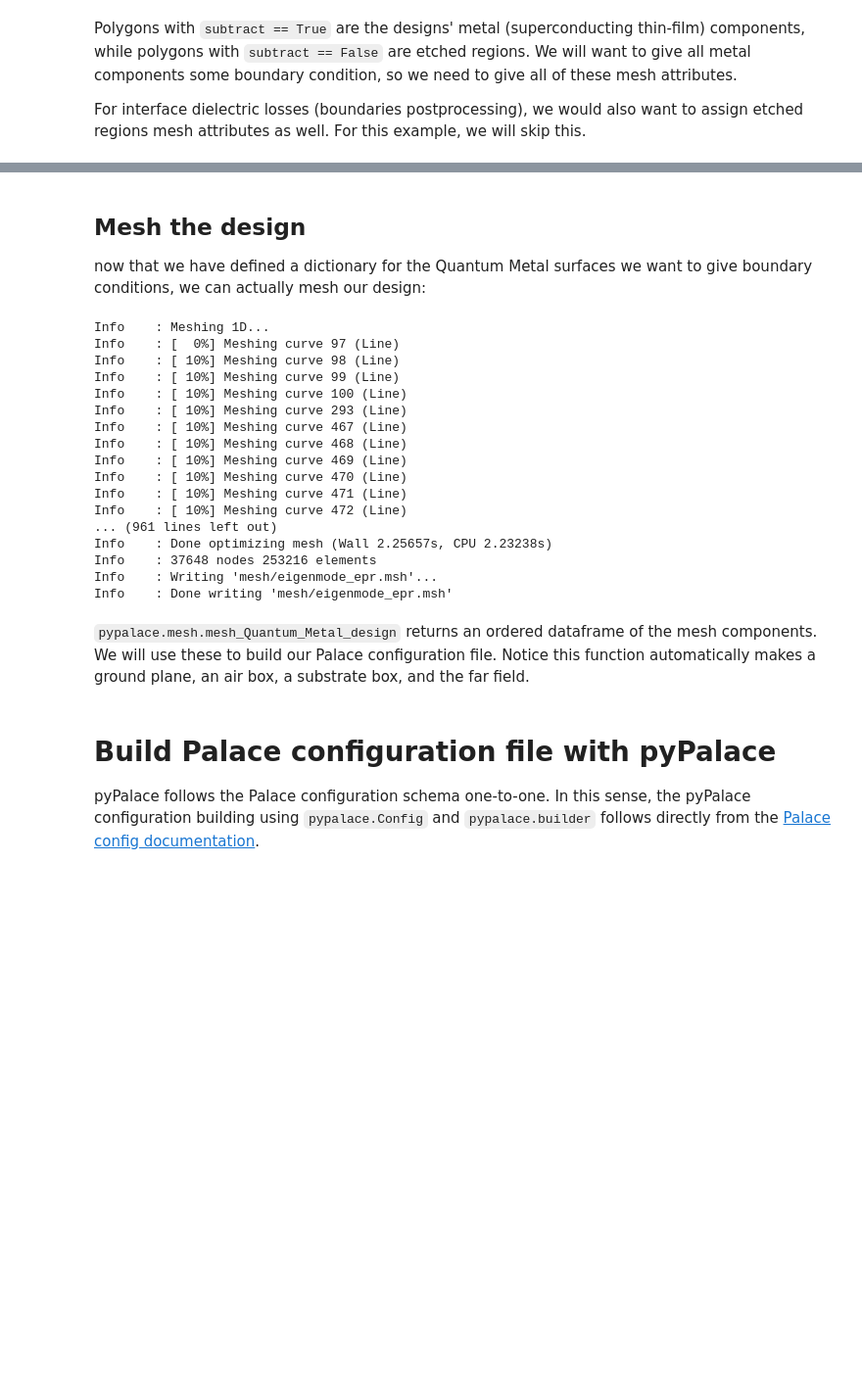
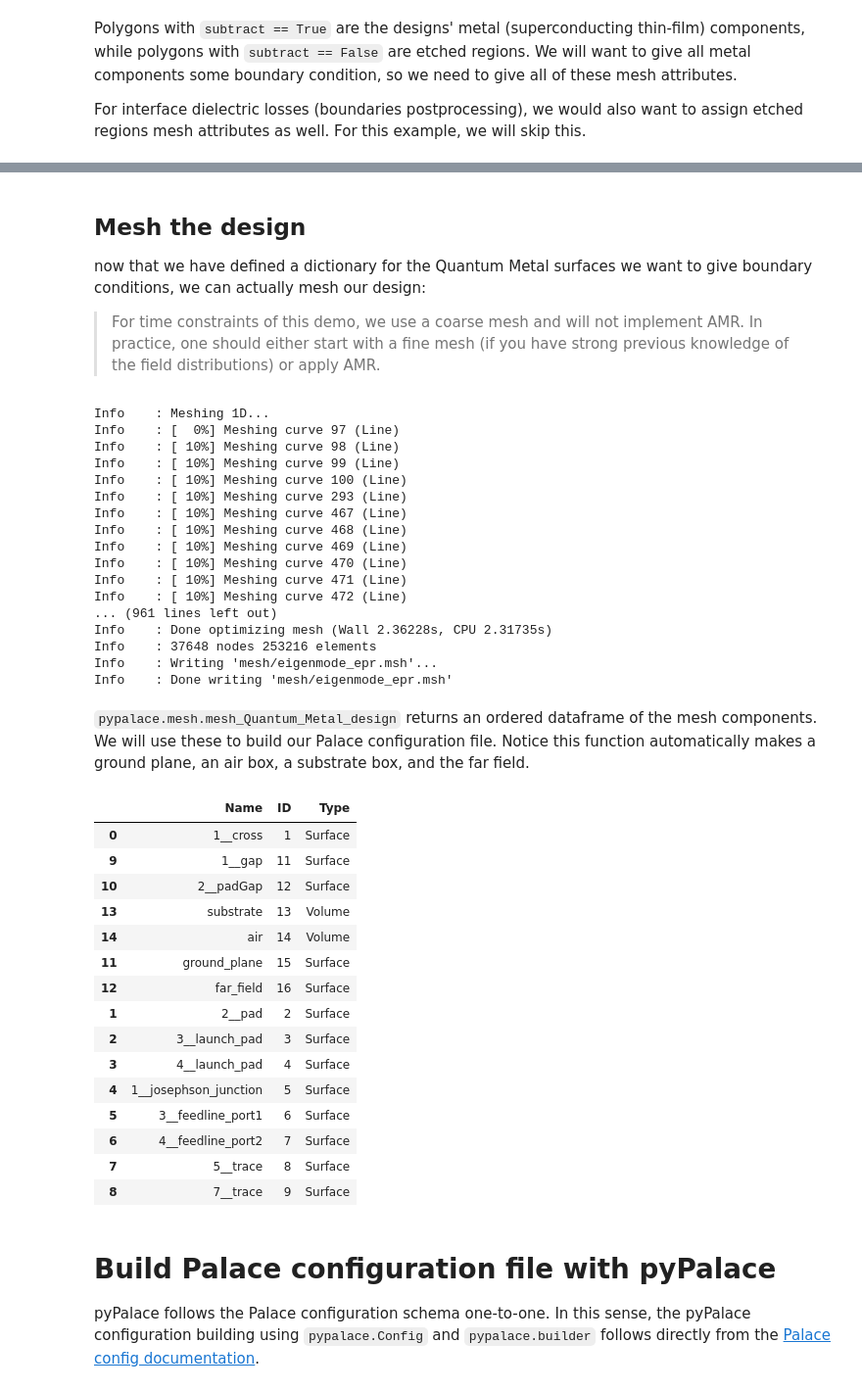
Before and after one commit to mcansarihan/qdw26-workshop-materials, a Jupyter notebook: workshops/electromagnetic-simulations/notebooks/eigenmode_EPR.ipynb, the cells around one changed output, grey strips where cells are left out. Shown at 98% size. Drawn from its saved outputs; the diff is of its cells as text; code cells hidden in the pictures; blank space fills up the shorter version.

```diff
--- a/workshops/electromagnetic-simulations/notebooks/eigenmode_EPR.ipynb
+++ b/workshops/electromagnetic-simulations/notebooks/eigenmode_EPR.ipynb
@@ -276,6 +311,8 @@ attributes # each dictionary entry follows: (<component ID number>, <surface nam
 ## Mesh the design
 
 now that we have defined a dictionary for the Quantum Metal surfaces we want to give boundary conditions, we can actually mesh our design:
+
+> For time constraints of this demo, we use a coarse mesh and will not implement AMR. In practice, one should either start with a fine mesh (if you have strong previous knowledge of the field distributions) or apply AMR.
 # %%
 mesh_dir = "mesh/"
 meshfile = "eigenmode_epr.msh"
@@ -285,7 +322,8 @@ path_to_mesh = mesh_dir + meshfile
 ## look at readthedocs, mesh_Quantum_Metal_design has a lot of flexibility to control surface mesh size, volume mesh size, substrate size, etc ##
 attributes_table = mesh.mesh_Quantum_Metal_design(design,
                                                   output_mesh=path_to_mesh,
-                                                  Attributes=attributes);
+                                                  Attributes=attributes,
+                                                  );
 # %% [output]
 Info    : Meshing 1D...
 Info    : [  0%] Meshing curve 97 (Line)
@@ -300,12 +338,31 @@ Info    : [ 10%] Meshing curve 470 (Line)
 Info    : [ 10%] Meshing curve 471 (Line)
 Info    : [ 10%] Meshing curve 472 (Line)
 ... (961 lines left out)
-Info    : Done optimizing mesh (Wall 2.25657s, CPU 2.23238s)
+Info    : Done optimizing mesh (Wall 2.36228s, CPU 2.31735s)
 Info    : 37648 nodes 253216 elements
 Info    : Writing 'mesh/eigenmode_epr.msh'...
 Info    : Done writing 'mesh/eigenmode_epr.msh'
 # %% [markdown]
 `pypalace.mesh.mesh_Quantum_Metal_design` returns an ordered dataframe of the mesh components. We will use these to build our Palace configuration file. Notice this function automatically makes a ground plane, an air box, a substrate box, and the far field.
+# %%
+attributes_table
+# %% [output]
+|  | Name | ID | Type |
+| 0 | 1__cross | 1 | Surface |
+| 9 | 1__gap | 11 | Surface |
+| 10 | 2__padGap | 12 | Surface |
+| 13 | substrate | 13 | Volume |
+| 14 | air | 14 | Volume |
+| 11 | ground_plane | 15 | Surface |
+| 12 | far_field | 16 | Surface |
+| 1 | 2__pad | 2 | Surface |
+| 2 | 3__launch_pad | 3 | Surface |
+| 3 | 4__launch_pad | 4 | Surface |
+| 4 | 1__josephson_junction | 5 | Surface |
+| 5 | 3__feedline_port1 | 6 | Surface |
+| 6 | 4__feedline_port2 | 7 | Surface |
+| 7 | 5__trace | 8 | Surface |
+| 8 | 7__trace | 9 | Surface |
 # %% [markdown]
 # Build Palace configuration file with pyPalace
 
```
Also changed, not shown: parts of 24 cells of this notebook, 6 other files.
